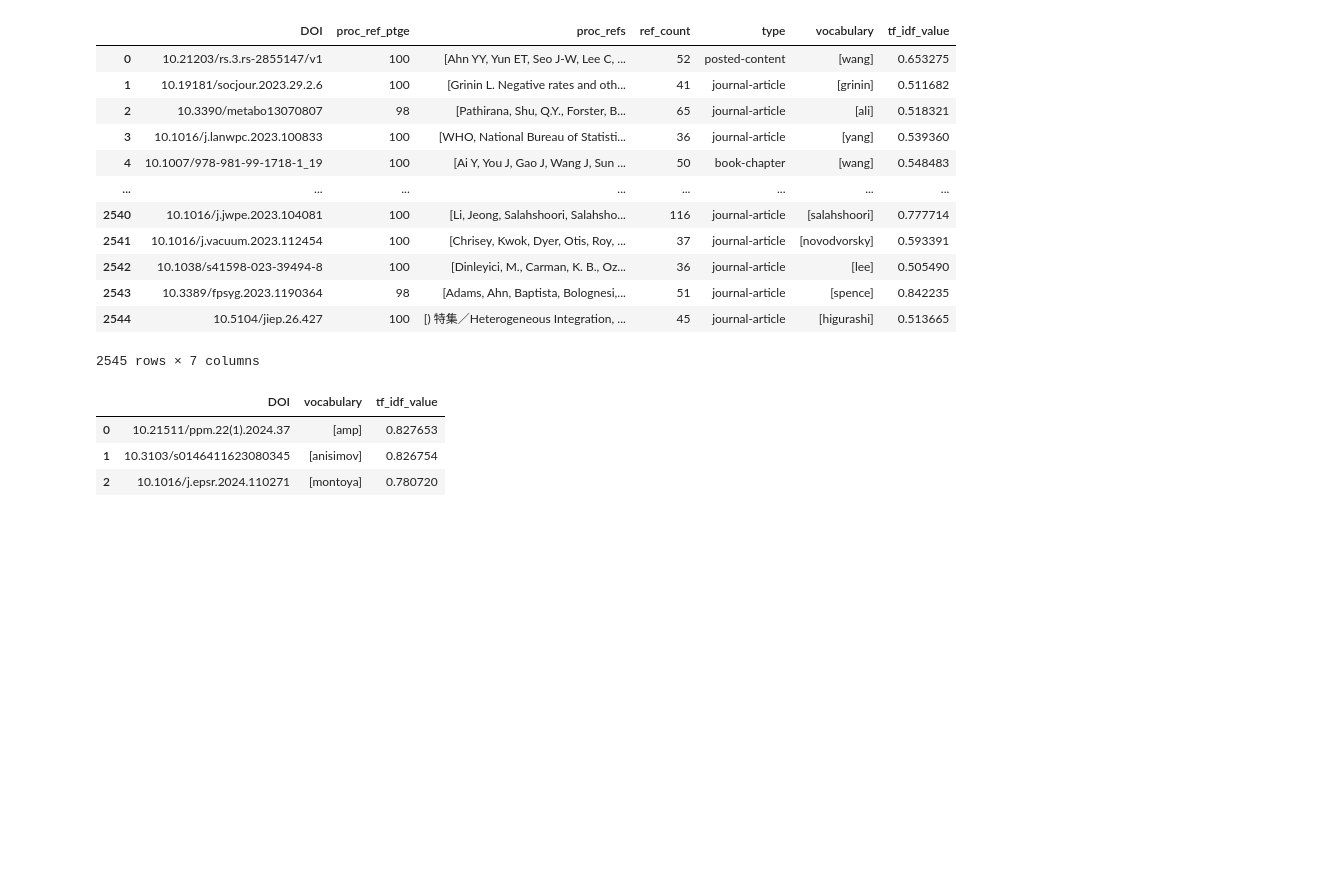
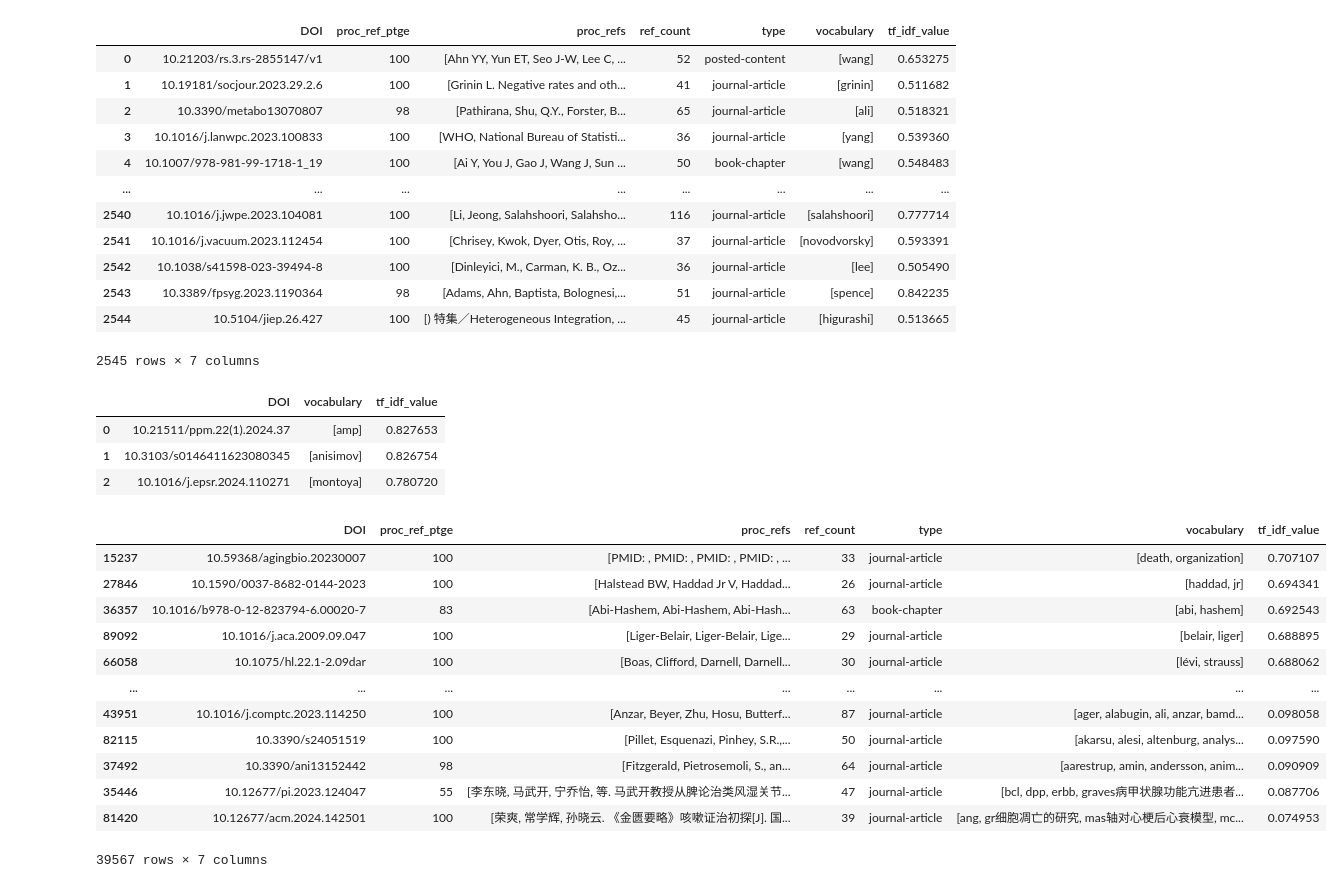
Before and after one commit to eshadatta/sneaked_refs_explorations, a Jupyter notebook: cleaned_multiple_parquet_parsing.ipynb, the cells around one changed output. Cells and saved outputs as stored; diff of their text form; code cells hidden in the pictures; blank space fills up the shorter version.

```diff
--- a/cleaned_multiple_parquet_parsing.ipynb
+++ b/cleaned_multiple_parquet_parsing.ipynb
@@ -359,3 +359,21 @@ test
 | 0 | 10.21511/ppm.22(1).2024.37 | [amp] | 0.827653 |
 | 1 | 10.3103/s0146411623080345 | [anisimov] | 0.826754 |
 | 2 | 10.1016/j.epsr.2024.110271 | [montoya] | 0.780720 |
+# %%
+e = clean_refs_multiple_tf_idf_values.sort_values('tf_idf_value', ascending=False)
+# %%
+e.loc[e.vocabulary.apply(lambda x: len(x) > 1)]
+# %% [output]
+|  | DOI | proc_ref_ptge | proc_refs | ref_count | type | vocabulary | tf_idf_value |
+| 15237 | 10.59368/agingbio.20230007 | 100 | [PMID: , PMID: , PMID: , PMID: , ... | 33 | journal-article | [death, organization] | 0.707107 |
+| 27846 | 10.1590/0037-8682-0144-2023 | 100 | [Halstead BW, Haddad Jr V, Haddad... | 26 | journal-article | [haddad, jr] | 0.694341 |
+| 36357 | 10.1016/b978-0-12-823794-6.00020-7 | 83 | [Abi-Hashem, Abi-Hashem, Abi-Hash... | 63 | book-chapter | [abi, hashem] | 0.692543 |
+| 89092 | 10.1016/j.aca.2009.09.047 | 100 | [Liger-Belair, Liger-Belair, Lige... | 29 | journal-article | [belair, liger] | 0.688895 |
+| 66058 | 10.1075/hl.22.1-2.09dar | 100 | [Boas, Clifford, Darnell, Darnell... | 30 | journal-article | [lévi, strauss] | 0.688062 |
+| ... | ... | ... | ... | ... | ... | ... | ... |
+| 43951 | 10.1016/j.comptc.2023.114250 | 100 | [Anzar, Beyer, Zhu, Hosu, Butterf... | 87 | journal-article | [ager, alabugin, ali, anzar, bamd... | 0.098058 |
+| 82115 | 10.3390/s24051519 | 100 | [Pillet, Esquenazi, Pinhey, S.R.,... | 50 | journal-article | [akarsu, alesi, altenburg, analys... | 0.097590 |
+| 37492 | 10.3390/ani13152442 | 98 | [Fitzgerald, Pietrosemoli, S., an... | 64 | journal-article | [aarestrup, amin, andersson, anim... | 0.090909 |
+| 35446 | 10.12677/pi.2023.124047 | 55 | [李东晓, 马武开, 宁乔怡, 等. 马武开教授从脾论治类风湿关节... | 47 | journal-article | [bcl, dpp, erbb, graves病甲状腺功能亢进患者... | 0.087706 |
+| 81420 | 10.12677/acm.2024.142501 | 100 | [荣爽, 常学辉, 孙晓云. 《金匮要略》咳嗽证治初探[J]. 国... | 39 | journal-article | [ang, gr细胞凋亡的研究, mas轴对心梗后心衰模型, mc... | 0.074953 |
+39567 rows × 7 columns
```
Also changed, not shown: parts of 3 cells of this notebook, 1 other file.
